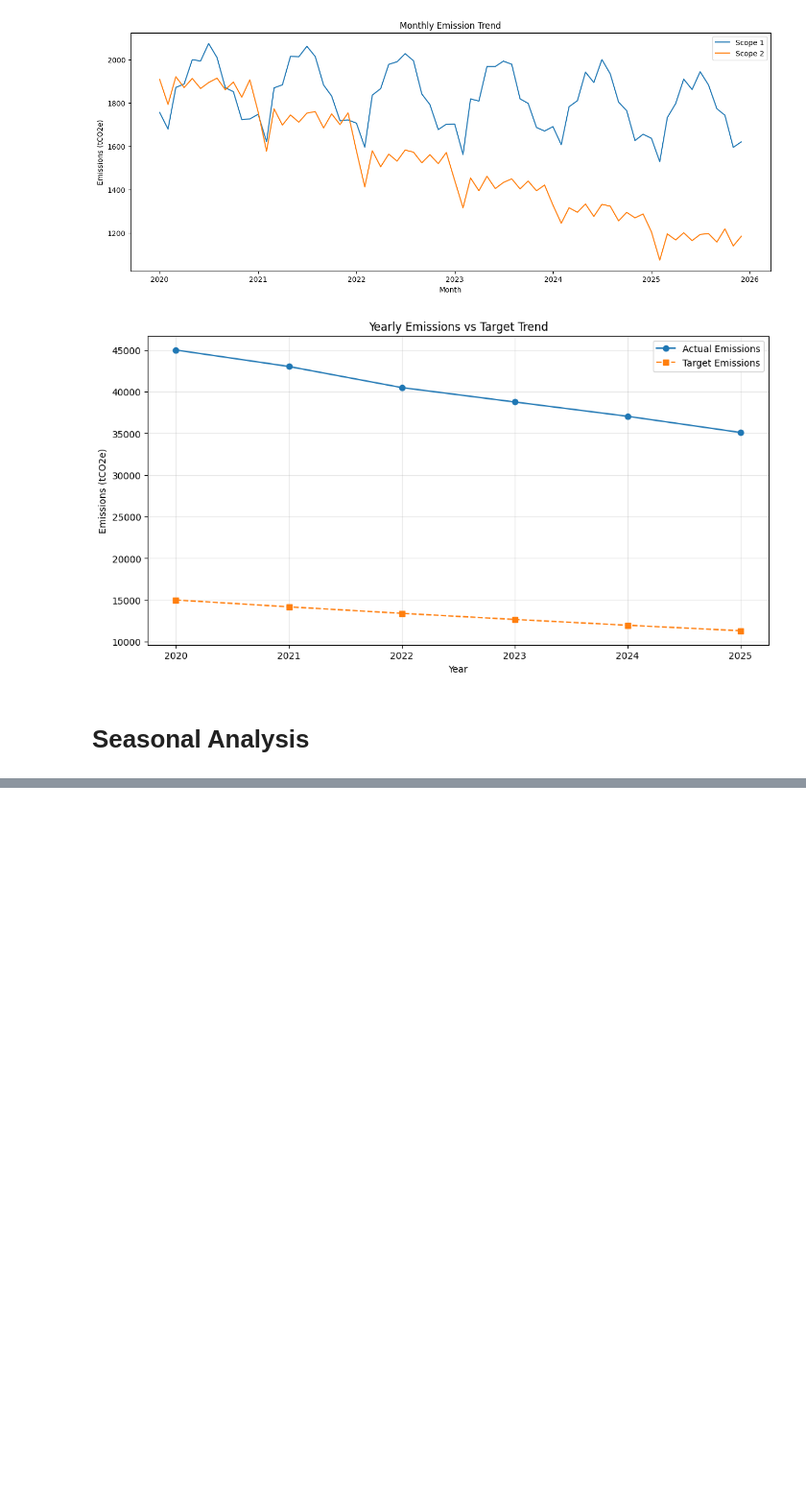
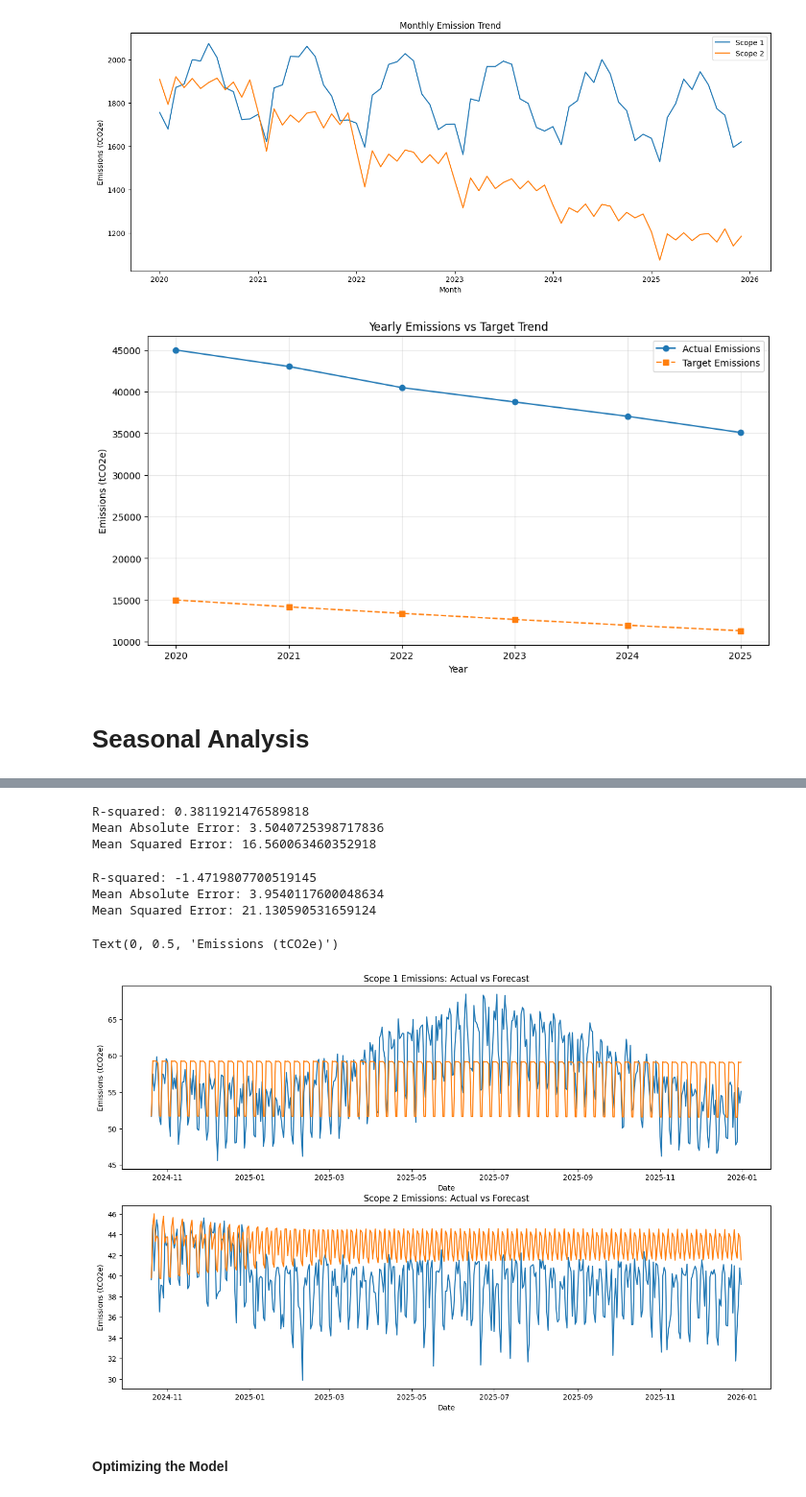
Before and after one commit to Ekeminimbabah/nexygen-carbon-emissions-forecasting, a Jupyter notebook: carbon_emission.ipynb, the cells around one changed output, grey strips where cells are left out. Shown at 96% size. Drawn from its saved outputs; the diff is of its cells as text; code cells hidden in the pictures; blank space fills up the shorter version.

```diff
--- a/carbon_emission.ipynb
+++ b/carbon_emission.ipynb
@@ -235,0 +303,14 @@ plt.show()
+# %%
+# create a split date for train and test sets using quantiles to ensure a balanced split
+split_date = emission_data['Date'].quantile(0.8)
+
+# filter for scope	1 data and split into train and test sets
+scope1_data	= emission_data[emission_data['Emission_Type'] == 'Scope 1'].set_index('Date')['Emissions_tCO2e']
+scope1_train = scope1_data[scope1_data.index <= split_date]
+scope1_test = scope1_data[scope1_data.index > split_date]
+
+# filter	scope 2 data	and split into train and test sets
+scope2_data	= emission_data[emission_data['Emission_Type'] == 'Scope 2'].set_index('Date')['Emissions_tCO2e']
+scope2_train = scope2_data[scope2_data.index <= split_date]
+scope2_test = scope2_data[scope2_data.index > split_date]
+scope2_train
@@ -235,0 +331,60 @@ plt.show()
+# %%
+# instantiate and fit the SARIMA model on the training data
+
+scope1_model = SARIMAX(
+    scope1_train,
+    order=(0,1,2),
+    seasonal_order=(2,0,1,7)
+)
+scope1_model_fit = scope1_model.fit()
+
+# make forecast on the test set
+scope1_pred = scope1_model_fit.forecast(steps=len(scope1_test))
+
+print('R-squared:', r2_score(scope1_test, scope1_pred))
+print('Mean Absolute Error:', mean_absolute_error(scope1_test, scope1_pred))
+print('Mean Squared Error:', mean_squared_error(scope1_test, scope1_pred))
+# %% [output]
+R-squared: 0.3811921476589818
+Mean Absolute Error: 3.5040725398717836
+Mean Squared Error: 16.560063460352918
+# %%
+# instantiate and fit the SARIMA model on the training data
+scope2_model = ARIMA(
+    scope2_train,
+    order=(5,1,4)
+)
+scope2_model_fit = scope2_model.fit()
+
+# make forecast on the test set
+scope2_pred = scope2_model_fit.forecast(steps=len(scope2_test))
+
+print('R-squared:', r2_score(scope2_test, scope2_pred))
+print('Mean Absolute Error:', mean_absolute_error(scope2_test, scope2_pred))
+print('Mean Squared Error:', mean_squared_error(scope2_test, scope2_pred))
+# %% [output]
+R-squared: -1.4719807700519145
+Mean Absolute Error: 3.9540117600048634
+Mean Squared Error: 21.130590531659124
+# %%
+# plot the actual vs forecasted values for Scope 1 and Scope 2
+fig, ax = plt.subplots(2, 1, figsize=(16, 10))
+
+ax[0].plot(scope1_test.index, scope1_test.values, label='Actual')
+ax[0].plot(scope1_test.index, scope1_pred, label='Forecast')
+
+ax[1].plot(scope2_test.index, scope2_test.values, label='Actual')
+ax[1].plot(scope2_test.index, scope2_pred, label='Forecast')
+
+#	Add titles and labels
+ax[0].set_title('Scope 1 Emissions: Actual vs Forecast')
+ax[0].set_xlabel('Date')
+ax[0].set_ylabel('Emissions (tCO2e)')
+ax[1].set_title('Scope 2 Emissions: Actual vs Forecast')
+ax[1].set_xlabel('Date')
+ax[1].set_ylabel('Emissions (tCO2e)')
+# %% [output]
+Text(0, 0.5, 'Emissions (tCO2e)')
+[figure, added]
+# %% [markdown]
+#### Optimizing the Model
```
Also changed, not shown: parts of 13 cells of this notebook, 5 other files.
